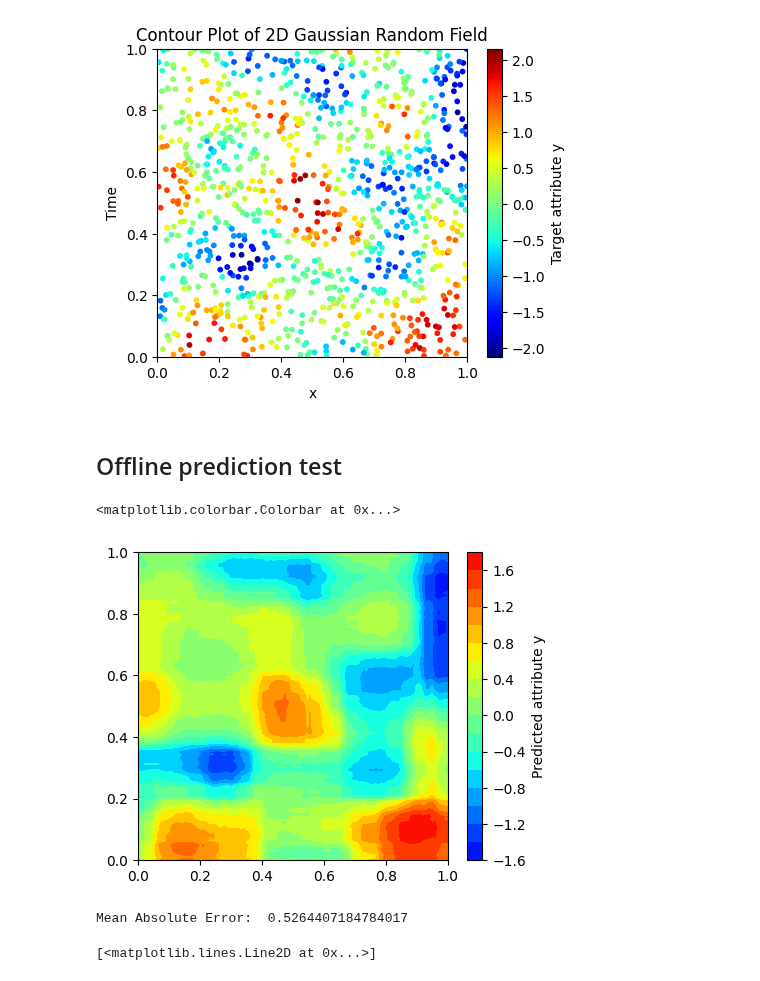
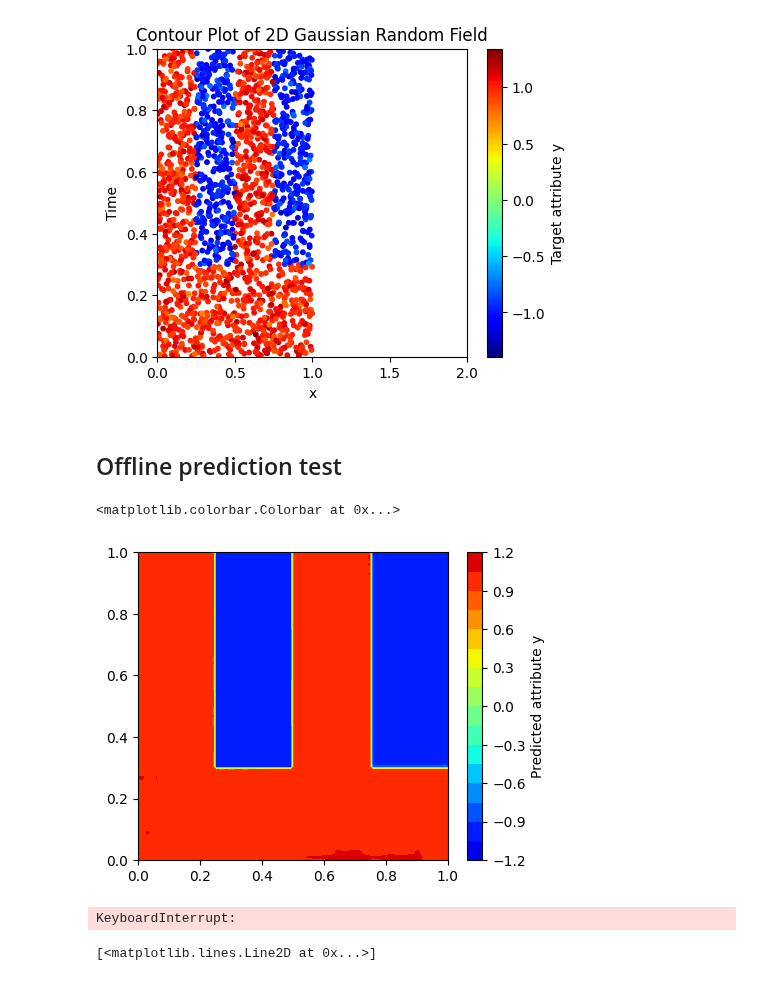
Before and after one commit to hossein-haeri/msmsa, a Jupyter notebook: dth_run.ipynb, the cells around one changed output. Drawn from its saved outputs; the diff is of its cells as text; code cells hidden in the pictures.

```diff
--- a/dth_run.ipynb
+++ b/dth_run.ipynb
@@ -1,6 +1,7 @@
 # %%
 from time import gmtime, strftime
 from tqdm import tqdm
+import importlib
 
 import numpy as np
 import pandas as pd
@@ -14,6 +15,11 @@ import seaborn as sns
 # import stream_generator
 import learning_models
 from datasets.data_loader import load_dataset
+import dth
+from baselines_v2 import kswin_reg
+from sklearn.ensemble import RandomForestRegressor
+from sklearn.pipeline import make_pipeline
+from sklearn.preprocessing import StandardScaler
 
 
 import neural_net_base_learner
@@ -21,6 +27,10 @@ import neural_net_base_learner
 import os
 from utility.utilities import Logger, Plotter
 from utility.sample import Sample
+
+
+
+
 
 
 def generate_2d_gaussian_random_field(num_points, scale):
@@ -42,16 +52,17 @@ def generate_2d_gaussian_random_field(num_points, scale):
 
 def generate_2_class_field(num_points):
     # Sample x and y randomly
-    x = np.random.uniform(1, 2, num_points)
+    x = np.random.uniform(0, 1, num_points)
     t = np.random.uniform(0, 1, num_points)
 
     # Generate the random field
     y = np.ones(num_points)
     for i in range(num_points):
-        if 2*x[i] - int(2*x[i]) > 0.5:
+        if 2*x[i] - int(2*x[i]) > 0.5 and t[i] > 0.3:
         # if x[i]+t[i] > 1:
             y[i] = -1
-    y = y + np.random.normal(0, .0, num_points)
+
+    y = y + np.random.normal(0, .1, num_points)
     return x, t, y
 
 def generate_2d_abrupt_drift_field(num_points):
@@ -76,8 +87,8 @@ num_points = 1000  # Number of points to sample
 scale = 0.1  # Scale of the correlation
 
 # Generate field
-x1, t1, y1 = generate_2d_gaussian_random_field(num_points, scale)
-# x2, t2, y2 = generate_2_class_field(int(num_points/0.5))
+# x1, t1, y1 = generate_2d_gaussian_random_field(num_points, scale)
+x2, t2, y2 = generate_2_class_field(int(num_points/0.5))
 # x2, t2, y2 = generate_2d_gaussian_random_field(num_points, scale)
 
 
@@ -88,9 +99,16 @@ x1, t1, y1 = generate_2d_gaussian_random_field(num_points, scale)
 
 
 x, t, y = generate_2d_abrupt_drift_field(num_points)
-x = x1
-t = t1
-y = y1
+
+
+
+# x = x1
+# t = t1
+# y = y1
+
+x = x2
+t = t2
+y = y2
 
 num_samples = len(x)
 # Make a stream of samples
@@ -109,65 +127,70 @@ vmin = min(y)
 vmax = max(y)
 plt.scatter(x, t, c=y, s=10, cmap='jet',vmin=vmin, vmax=vmax)
 plt.colorbar(label='Target attribute y')
-plt.xlim(0, 1)
+plt.xlim(0, 2)
 plt.ylim(0, 1)
 plt.title('Contour Plot of 2D Gaussian Random Field')
 plt.xlabel('x')
 plt.ylabel('Time')
 plt.show()
 # %% [output]
-[figure, old version]
+[figure, new version]
 # %% [markdown]
 ## Offline prediction test
 # %%
-from sklearn.ensemble import RandomForestRegressor
-from dth import DTH
 
-online_model = DTH(epsilon=0.8, prior=0.5)
+
+online_model = dth.DTH(epsilon=0.8, prior=0.5)
 # online_model.base_learner = neural_net_base_learner.RegressionNN(    hidden_layers=[50, 50, 50, 50, 50, 20, 10],
 #                                                                 input_dim=2,
 #                                                                 output_dim=1,
 #                                                                 dropout=0.05,
 #                                                                 learning_rate=0.1,
 #                                                                 epochs=200)
 
-online_model.base_learner = RandomForestRegressor(n_estimators=50, max_depth=7, n_jobs=-1, bootstrap=True, max_samples=0.2)
+# online_model.base_learner = RandomForestRegressor(n_estimators=50, max_depth=7, n_jobs=-1, bootstrap=True, max_samples=0.2)
+online_model.base_learner = make_pipeline(StandardScaler(), RandomForestRegressor(n_estimators=50, max_depth=7, n_jobs=4, bootstrap=True, max_samples=0.8))
+online_model.base_learner.__class__.__name__ = 'RandomForestRegressor'
+
 # get X_with_time from stream
 X_with_time = np.array([[sample[0], sample[2]] for sample in stream])
 y = np.array([sample[1] for sample in stream])
 online_model.base_learner.fit(X_with_time, y)
 
 # make X_test with t=0 to 1 and x=0 to 1
 X_test = np.linspace(0, 1, 100)
 T_test = np.linspace(0, 1, 100)
 X_test, T_test = np.meshgrid(X_test, T_test)
 X_test = X_test.flatten()
 T_test = T_test.flatten()
 X_test_with_time = np.array([[x, t] for x, t in zip(X_test, T_test)])
 y_pred = online_model.base_learner.predict(X_test_with_time)
 y_pred = y_pred.reshape(100, 100)
 
 # Create a contour plot
 plt.figure(figsize=(5, 4))
 contourf = plt.contourf(X_test.reshape(100, 100), T_test.reshape(100, 100), y_pred, levels=20, cmap='jet', vmin=vmin, vmax=vmax)
 plt.colorbar(contourf, label='Predicted attribute y')
 # %% [output]
 <matplotlib.colorbar.Colorbar at 0x...>
-[figure, old version]
+[figure, new version]
 # %%
 %matplotlib qt
-from dth import DTH
-from baselines_v2 import kswin_reg
-from sklearn.ensemble import RandomForestRegressor
+importlib.reload(dth)
+
 plt.close('all')
 plt.figure(figsize=(4.5, 4.9))
 
 
-online_model = DTH(epsilon=.8, prior=0.5)
+online_model = dth.DTH(epsilon=.9, prior=0.5)
 # online_model = kswin_reg.KSWIN()
 # dth = kswin_reg.KSWIN()
 
-online_model.base_learner = RandomForestRegressor(n_estimators=50, max_depth=7, n_jobs=-1, bootstrap=True, max_samples=0.1)
+# online_model.base_learner = RandomForestRegressor(n_estimators=50, max_depth=7, n_jobs=-1, bootstrap=True, max_samples=0.1)
+
+online_model.base_learner = make_pipeline(StandardScaler(), RandomForestRegressor(n_estimators=50, max_depth=7, n_jobs=-1, bootstrap=True, max_samples=0.8))
+online_model.base_learner.__class__.__name__ = 'RandomForestRegressor'
+
 # online_model.base_learner = neural_net_base_learner.RegressionNN(    hidden_layers=[250, 50, 50, 250],
 #                                                                 input_dim=2,
 #                                                                 output_dim=1,
@@ -238,7 +261,7 @@ y_true = stream[:,1]
 error = np.abs(y_true - y_pred)
 print('Mean Absolute Error: ', np.mean(error))
 # %% [output]
-Mean Absolute Error:  0.5264407184784017
+KeyboardInterrupt:
 # %%
 # set back theme to dark
 sns.set_theme(style="whitegrid")
```
Also changed, not shown: 2 other files.
